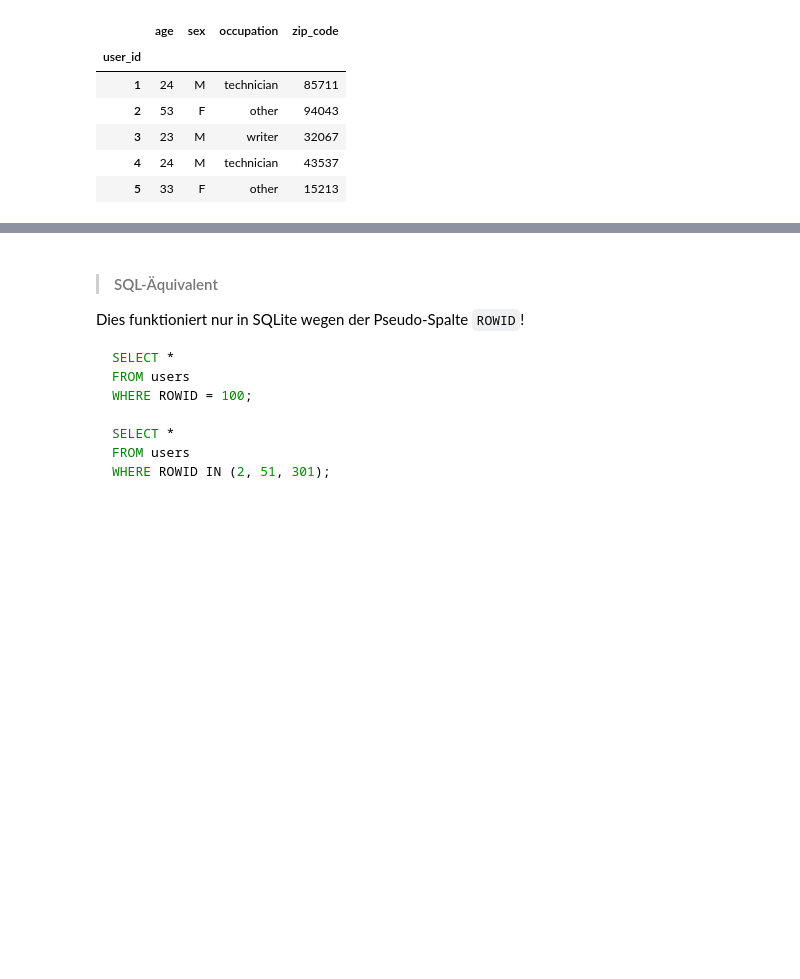
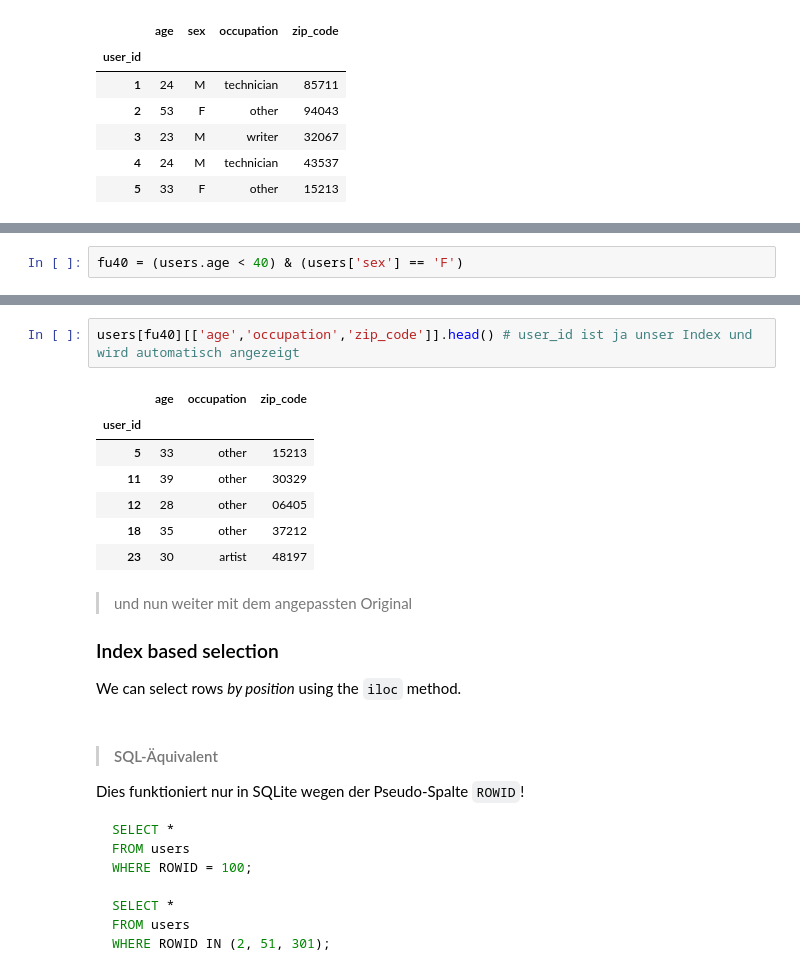
Before and after one commit to klosev/pandas-intro, a Jupyter notebook: Einfuehrung_in_Pandas.ipynb, the cells around one changed output, grey strips where cells are left out. Saved outputs shown, nothing was run; the diff lists cells and outputs as text; blank space fills up the shorter version.

```diff
--- a/Einfuehrung_in_Pandas.ipynb
+++ b/Einfuehrung_in_Pandas.ipynb
@@ -804,0 +819,2 @@ Notice that we've lost the default pandas 0-based index and moved the user_id in
+# %%
+fu40 = (users.age < 40) & (users['sex'] == 'F')
@@ -805,3 +843,18 @@ Notice that we've lost the default pandas 0-based index and moved the user_id in
+# %%
+users[fu40][['age','occupation','zip_code']].head() # user_id ist ja unser Index und wird automatisch angezeigt
+# %% [output]
+|  | age | occupation | zip_code |
+| user_id |  |  |  |
+| 5 | 33 | other | 15213 |
+| 11 | 39 | other | 30329 |
+| 12 | 28 | other | 06405 |
+| 18 | 35 | other | 37212 |
+| 23 | 30 | artist | 48197 |
+# %% [markdown]
+> und nun weiter mit dem angepassten Original
+
+### Index based selection
+We can select rows *by position* using the `iloc` method.
 # %% [markdown]
 > #### SQL-Äquivalent
 Dies funktioniert nur in SQLite wegen der Pseudo-Spalte `ROWID`!
```
Also changed, not shown: parts of 10 cells of this notebook.
